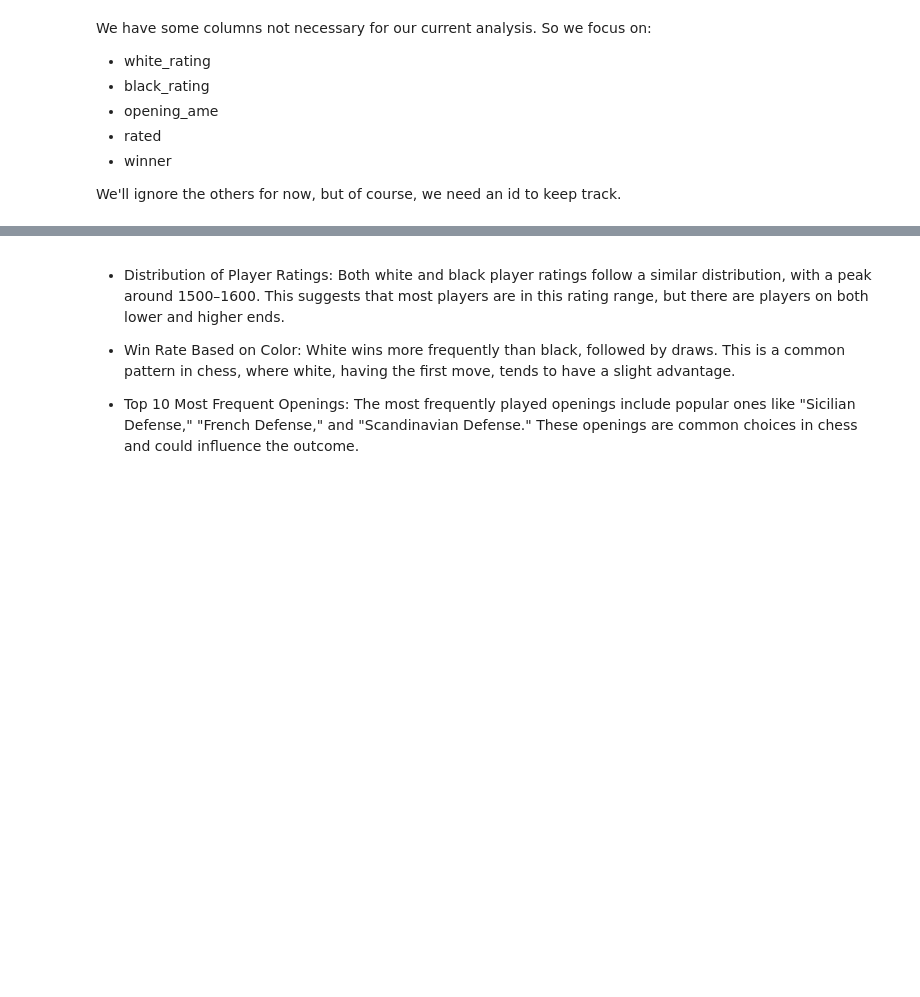
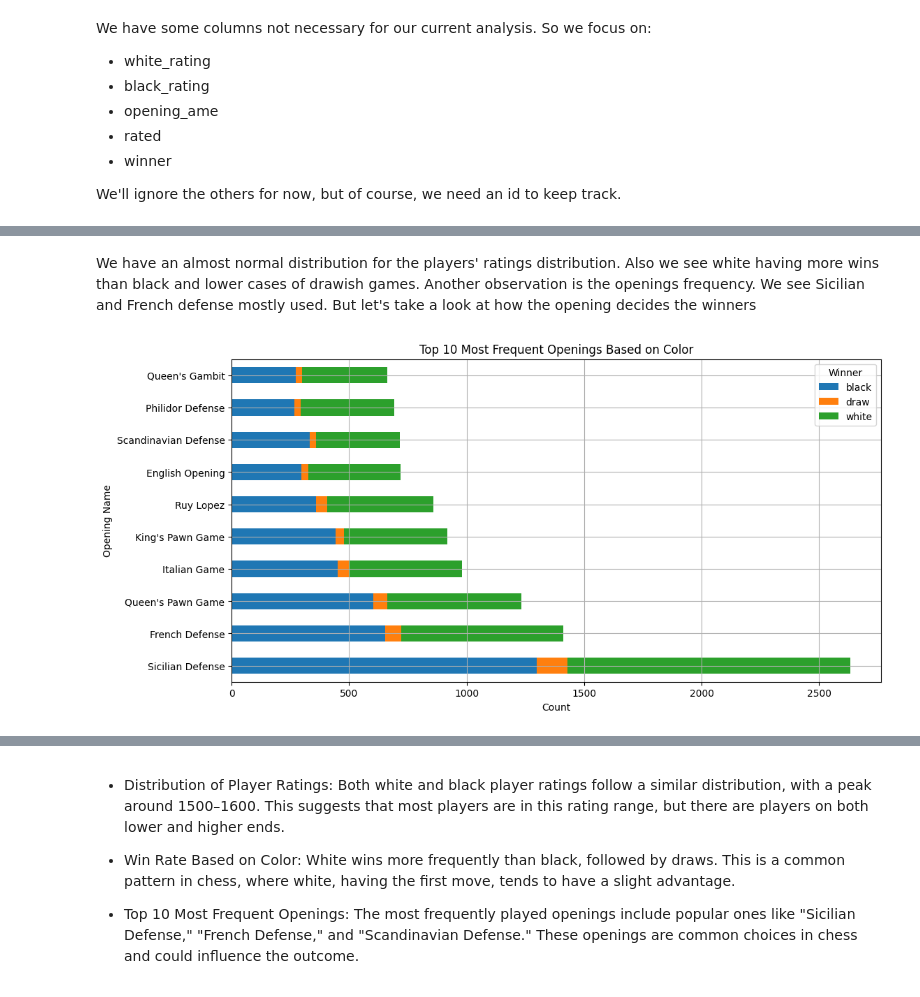
Before and after one commit to Ajodo-Godson/CP191-RAR, a Jupyter notebook: Game_Modelling.ipynb, the cells around one changed output, grey strips where cells are left out. Drawn from its saved outputs; the diff is of its cells as text; code cells hidden in the pictures; blank space fills up the shorter version.

Commit message:
Analyzing opening vs wins/color distributions

```diff
--- a/Game_Modelling.ipynb
+++ b/Game_Modelling.ipynb
@@ -211,0 +216,22 @@ plt.show()
+# %% [markdown]
+We have an almost normal distribution for the players' ratings distribution.
+Also we see white having more wins than black and lower cases of drawish games.
+Another observation is the openings frequency.
+We see Sicilian and French defense mostly used.
+But let's take a look at how the opening decides the winners
+# %%
+# Group by opening and winner color
+openings_by_color = df.groupby(['opening_name', 'winner']).size().unstack(fill_value=0)
+
+# Select top 10 most frequent openings
+top_openings_by_color = openings_by_color.loc[openings_by_color.sum(axis=1).nlargest(10).index]
+
+top_openings_by_color.plot(kind='barh', stacked=True, figsize=(12, 6))
+plt.title('Top 10 Most Frequent Openings Based on Color')
+plt.xlabel('Count')
+plt.ylabel('Opening Name')
+plt.grid(True)
+plt.legend(title='Winner')
+plt.show()
+# %% [output]
+[figure, added]
```
Also changed, not shown: parts of 3 cells of this notebook.
